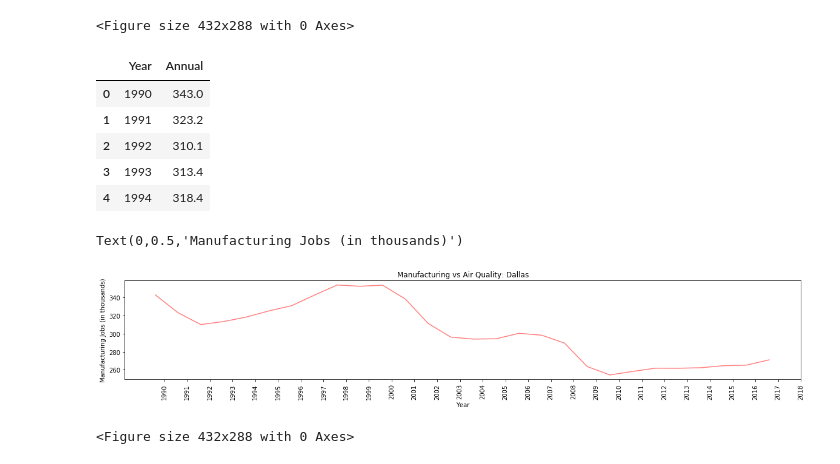
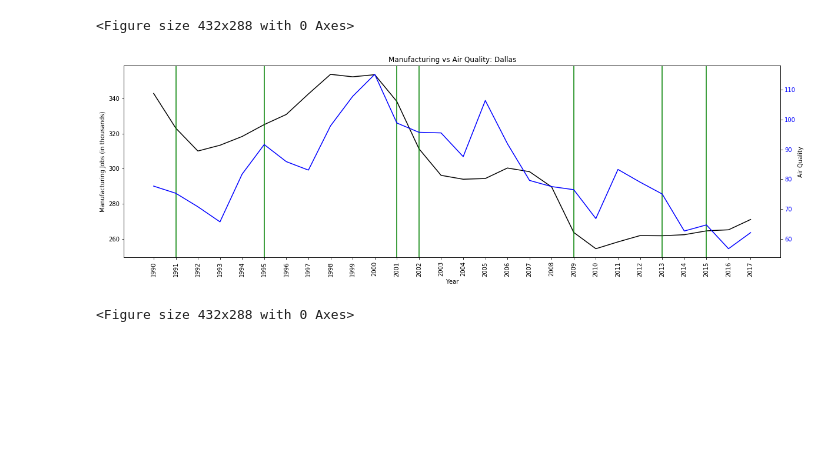
Before and after one commit to dshaffe2/ProjectOne, a Jupyter notebook: Manutimeline.ipynb, the cells around one changed output. Cells and saved outputs as stored; diff of their text form; code cells hidden in the pictures; blank space fills up the shorter version.

```diff
--- a/Manutimeline.ipynb
+++ b/Manutimeline.ipynb
@@ -117,58 +109,52 @@ plt.show()
 <Figure size 432x288 with 0 Axes>
 # %%
 dal_df = pd.read_csv("C:/Users/ginaf/Dallas.csv")
-dal_df.head()
+#dal_df.head()
+dal_aq=pd.read_csv("C:/Users/ginaf/Annual_Averages_by_cityDal.csv")
+#dal_aq.head()
-# %% [output]
-|  | Year | Annual |
-| 0 | 1990 | 343.0 |
-| 1 | 1991 | 323.2 |
-| 2 | 1992 | 310.1 |
-| 3 | 1993 | 313.4 |
-| 4 | 1994 | 318.4 |
 # %%
 x_axis = np.arange(len(dal_df))
 tick_locations = [value+0.4 for value in x_axis]
 # %%
-# fig, ax1 = plt.subplots(figsize=(20,6))
+fig, ax1 = plt.subplots(figsize=(20,6))
 
 
-# #color = 'tab:red'
-# ax1.set_xlabel("Year")
-# ax1.set_ylabel("Manufacturing Jobs (in thousands)")
-# ax1.plot(x_axis, dal_df["Annual"], color='k')
-# ax1.tick_params(axis='y', labelcolor='k')
-# ax1.set_xticks(list(range(0, len(dal_df["Year"]))))
-# ax1.set_xticklabels(dal_df["Year"], rotation="vertical")
-# ax1.axvline(1, ymin=0, ymax=1, color='g')
-# ax1.axvline(5, ymin=0, ymax=1, color='g')
-# ax1.axvline(11, ymin=0, ymax=1, color='g')
-# ax1.axvline(12, ymin=0, ymax=1, color='g')
-# ax1.axvline(19, ymin=0, ymax=1, color='g')
-# ax1.axvline(23, ymin=0, ymax=1, color='g')
-# ax1.axvline(25, ymin=0, ymax=1, color='g')
+#color = 'tab:red'
+ax1.set_xlabel("Year")
+ax1.set_ylabel("Manufacturing Jobs (in thousands)")
+ax1.plot(x_axis, dal_df["Annual"], color='k')
+ax1.tick_params(axis='y', labelcolor='k')
+ax1.set_xticks(list(range(0, len(dal_df["Year"]))))
+ax1.set_xticklabels(dal_df["Year"], rotation="vertical")
+ax1.axvline(1, ymin=0, ymax=1, color='g')
+ax1.axvline(5, ymin=0, ymax=1, color='g')
+ax1.axvline(11, ymin=0, ymax=1, color='g')
+ax1.axvline(12, ymin=0, ymax=1, color='g')
+ax1.axvline(19, ymin=0, ymax=1, color='g')
+ax1.axvline(23, ymin=0, ymax=1, color='g')
+ax1.axvline(25, ymin=0, ymax=1, color='g')
 
-# ax2 = ax1.twinx()  # instantiate a second axes that shares the same x-axis
+ax2 = ax1.twinx()  # instantiate a second axes that shares the same x-axis
 
-# #color = 'tab:blue'
-# ax2.set_ylabel("Air Quality")  # we already handled the x-label with ax1
-# ax2.plot(x_axis, data2, color='b')
-# ax2.tick_params(axis='y', labelcolor='b')
+#color = 'tab:blue'
+ax2.set_ylabel("Air Quality")  # we already handled the x-label with ax1
+ax2.plot(x_axis, dal_aq["AQI"], color='b')
+ax2.tick_params(axis='y', labelcolor='b')
 
 
-# plt.title("Manufacturing vs Air Quality: Dallas")
+plt.title("Manufacturing vs Air Quality: Dallas")
 
-# #plt.savefig("C:/Users/ginaf/Dallasmanuf.png")
+plt.savefig("C:/Users/ginaf/Dallasmanuf.png")
+# %% [output]
+[figure, added]
 # %%
-plt.figure(figsize=(20,3))
-plt.plot(x_axis, dal_df["Annual"], color='r', alpha=0.5)
-plt.xticks(tick_locations, dal_df["Year"], rotation="vertical")
-plt.title("Manufacturing vs Air Quality: Dallas")
-plt.xlabel("Year")
-plt.ylabel("Manufacturing Jobs (in thousands)")
-#plt.vlines(1996, 0, 300, colors='k', linestyles='solid', label='Emissions Testing')
+# plt.figure(figsize=(20,3))
+# plt.plot(x_axis, dal_df["Annual"], color='r', alpha=0.5)
+# plt.xticks(tick_locations, dal_df["Year"], rotation="vertical")
+# plt.title("Manufacturing vs Air Quality: Dallas")
+# plt.xlabel("Year")
+# plt.ylabel("Manufacturing Jobs (in thousands)")
+# #plt.vlines(1996, 0, 300, colors='k', linestyles='solid', label='Emissions Testing')
-# %% [output]
-Text(0,0.5,'Manufacturing Jobs (in thousands)')
-[figure, removed]
 # %%
 plt.tight_layout()
 #plt.savefig("C:/Users/ginaf/Dallasman.png")
```
Also changed, not shown: parts of 12 cells of this notebook.
